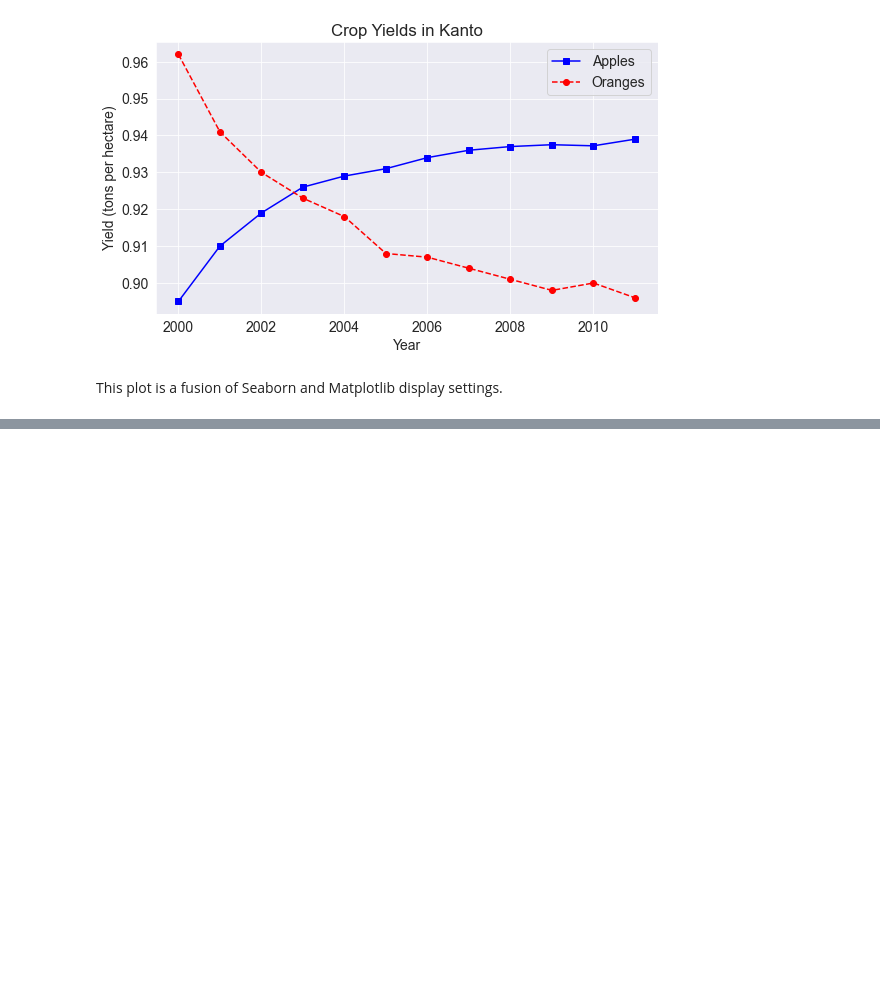
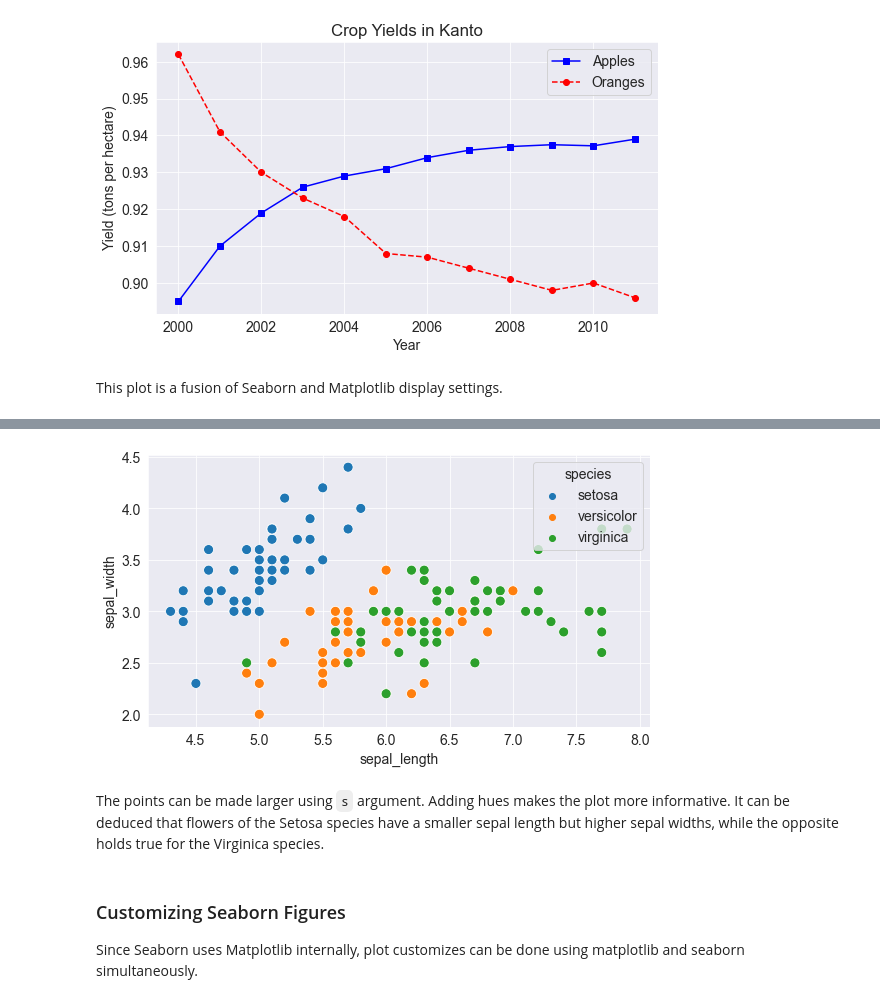
Before and after one commit to code-lucidal58/python_for_data_analysis, a Jupyter notebook: zero_to_pandas/lecture-5-matplotlib-data-visualization.ipynb, the cells around one changed output, grey strips where cells are left out. Saved outputs shown, nothing was run; the diff lists cells and outputs as text; code cells hidden in the pictures; blank space fills up the shorter version.

Commit message:
seaborn intro

```diff
--- a/zero_to_pandas/lecture-5-matplotlib-data-visualization.ipynb
+++ b/zero_to_pandas/lecture-5-matplotlib-data-visualization.ipynb
@@ -206,0 +249,9 @@ This plot is a fusion of Seaborn and Matplotlib display settings.
+# %%
+sns.scatterplot(x=flowers_df.sepal_length, y=flowers_df.sepal_width, hue=flowers_df.species, s=100);
+# %% [output]
+[figure, added]
+# %% [markdown]
+The points can be made larger using `s` argument. Adding hues makes the plot more informative. It can be deduced that flowers of the Setosa species have a smaller sepal length but higher sepal widths, while the opposite holds true for the Virginica species.
+# %% [markdown]
+### Customizing Seaborn Figures
+Since Seaborn uses Matplotlib internally, plot customizes can be done using matplotlib and seaborn simultaneously.
```
Also changed, not shown: parts of 9 cells of this notebook.
